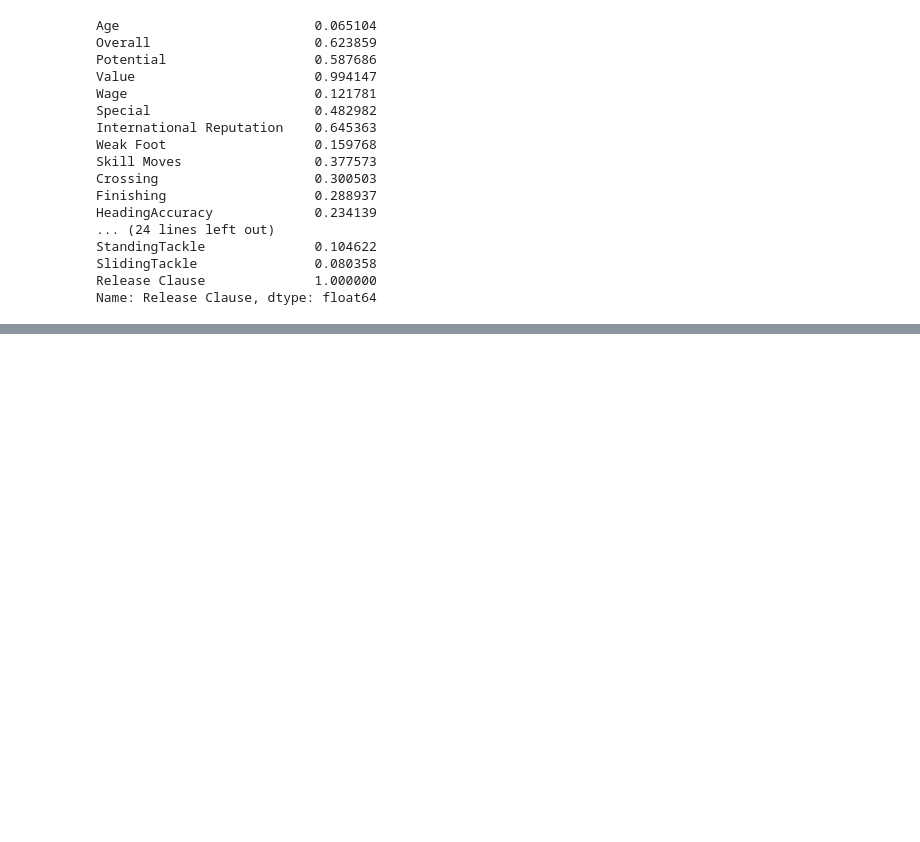
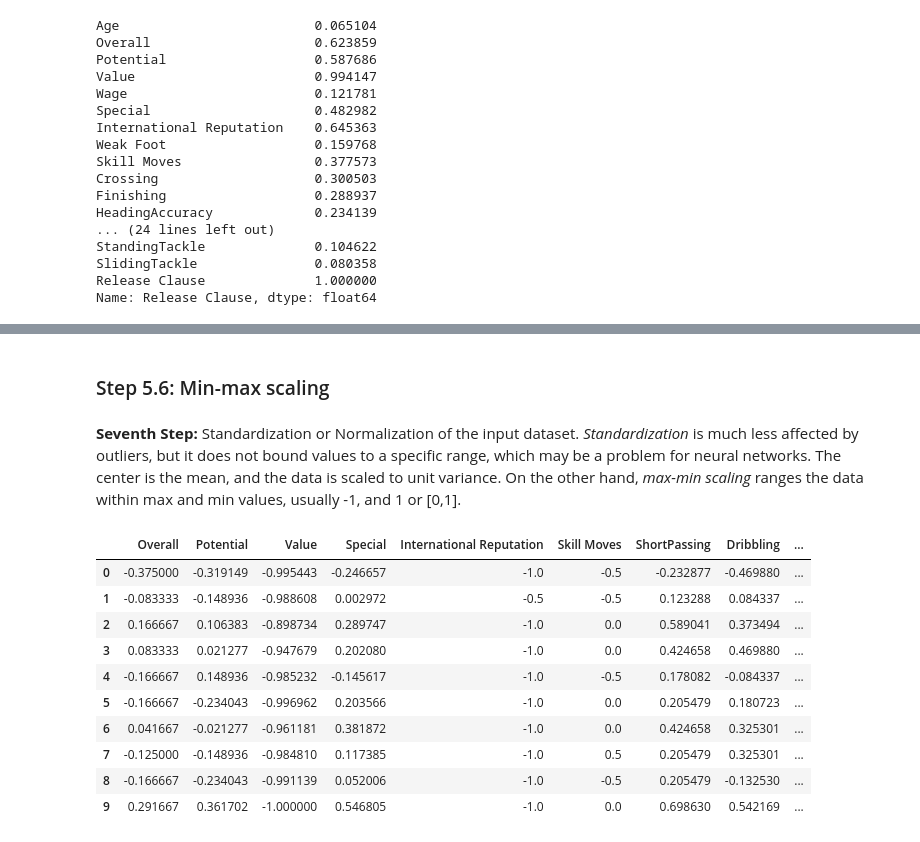
Before and after one commit to Dacarpe03/FIFAPlayersClassification, a Jupyter notebook: DataProcessingNotebooks/Data Imputation.ipynb, the cells around one changed output, grey strips where cells are left out. Saved outputs shown, nothing was run; the diff lists cells and outputs as text; code cells hidden in the pictures; blank space fills up the shorter version.

```diff
--- a/DataProcessingNotebooks/Data Imputation.ipynb
+++ b/DataProcessingNotebooks/Data Imputation.ipynb
@@ -353,0 +577,20 @@ SyntaxError: unmatched ')' (3724415341.py, line 6)
+# %% [markdown]
+### Step 5.6: Min-max scaling
+# %% [markdown]
+**Seventh Step:** Standardization or Normalization of the input dataset. *Standardization* is much less affected by outliers, but it does not bound values to a specific range, which may be a problem for neural networks. The center is the mean, and the data is scaled to unit variance. On the other hand, *max-min scaling* ranges the data within max and min values, usually -1, and 1 or \[0,1\].
+# %%
+x = pd.DataFrame (minmax_scale (x, feature_range=(-1,1)),columns=x.columns)
+#x = pd.DataFrame (scale (x),columns=x.columns)
+x[:10]
+# %% [output]
+|  | Overall | Potential | Value | Special | International Reputation | Skill Moves | ShortPassing | Dribbling | ... |
+| 0 | -0.375000 | -0.319149 | -0.995443 | -0.246657 | -1.0 | -0.5 | -0.232877 | -0.469880 | ... |
+| 1 | -0.083333 | -0.148936 | -0.988608 | 0.002972 | -0.5 | -0.5 | 0.123288 | 0.084337 | ... |
+| 2 | 0.166667 | 0.106383 | -0.898734 | 0.289747 | -1.0 | 0.0 | 0.589041 | 0.373494 | ... |
+| 3 | 0.083333 | 0.021277 | -0.947679 | 0.202080 | -1.0 | 0.0 | 0.424658 | 0.469880 | ... |
+| 4 | -0.166667 | 0.148936 | -0.985232 | -0.145617 | -1.0 | -0.5 | 0.178082 | -0.084337 | ... |
+| 5 | -0.166667 | -0.234043 | -0.996962 | 0.203566 | -1.0 | 0.0 | 0.205479 | 0.180723 | ... |
+| 6 | 0.041667 | -0.021277 | -0.961181 | 0.381872 | -1.0 | 0.0 | 0.424658 | 0.325301 | ... |
+| 7 | -0.125000 | -0.148936 | -0.984810 | 0.117385 | -1.0 | 0.5 | 0.205479 | 0.325301 | ... |
+| 8 | -0.166667 | -0.234043 | -0.991139 | 0.052006 | -1.0 | -0.5 | 0.205479 | -0.132530 | ... |
+| 9 | 0.291667 | 0.361702 | -1.000000 | 0.546805 | -1.0 | 0.0 | 0.698630 | 0.542169 | ... |
```
Also changed, not shown: parts of 41 cells of this notebook, 2 other files.
